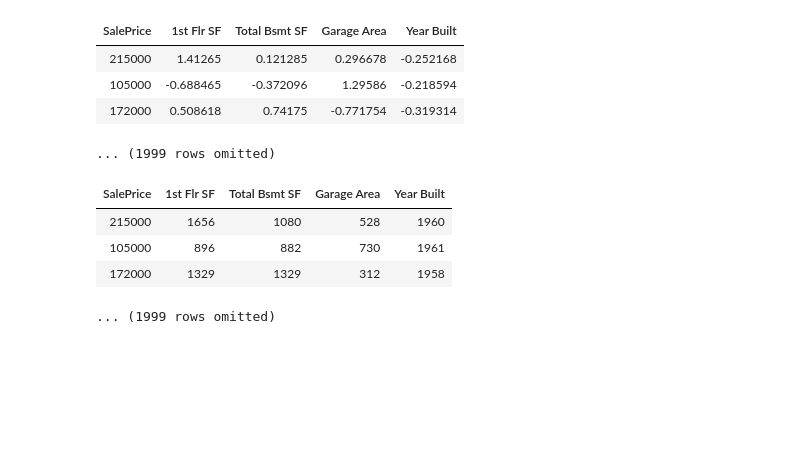
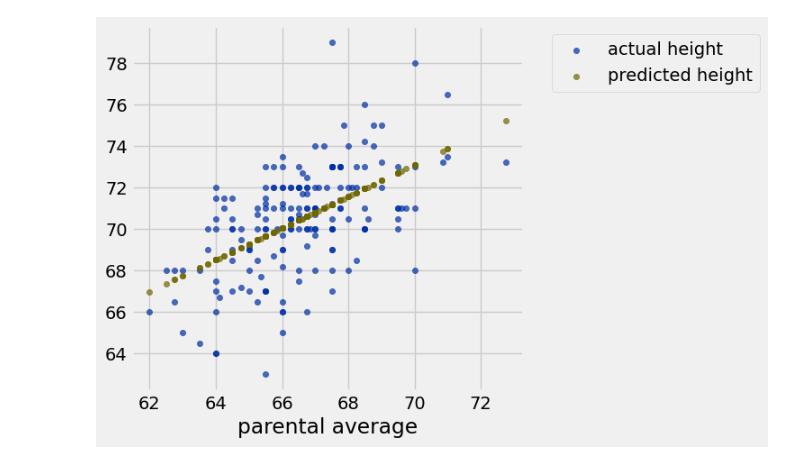
Before and after one commit to Laney-Community-College/math-118-student, a Jupyter notebook: lecture/blank notebook (with standard units).ipynb, the cells around one changed output. Drawn from its saved outputs; the diff is of its cells as text; code cells hidden in the pictures; blank space fills up the shorter version.

```diff
--- a/lecture/blank notebook (with standard units).ipynb
+++ b/lecture/blank notebook (with standard units).ipynb
@@ -70,2 +88,3 @@ def draw_regression_graph(r):
 # %%
-sales = Table.read_table('houses_reduced.csv')
+heights = Table.read_table('sons_heights.csv')
+heights.show(3)
@@ -80,25 +96,0 @@ sales.show(3)
-# %%
-standard_units = sales.apply(to_standard_units)
-labels = sales.labels[1:]
-
-for label in sales.labels[1:]:
-    standard_units = to_standard_units(sales.column(label))
-    sales = sales.with_column(label, standard_units)
-
-sales.show(3)
-sales.to_csv('houses_reduced.csv')
-# %% [output]
-| SalePrice | 1st Flr SF | Total Bsmt SF | Garage Area | Year Built |
-| 215000 | 1.41265 | 0.121285 | 0.296678 | -0.252168 |
-| 105000 | -0.688465 | -0.372096 | 1.29586 | -0.218594 |
-| 172000 | 0.508618 | 0.74175 | -0.771754 | -0.319314 |
-... (1999 rows omitted)
-# %%
-sales = Table.read_table('houses_reduced.csv')
-sales.show(3)
-# %% [output]
-| SalePrice | 1st Flr SF | Total Bsmt SF | Garage Area | Year Built |
-| 215000 | 1656 | 1080 | 528 | 1960 |
-| 105000 | 896 | 882 | 730 | 1961 |
-| 172000 | 1329 | 1329 | 312 | 1958 |
-... (1999 rows omitted)
@@ -106,0 +97,10 @@ sales.apply(to_standard_units,'1st Flr SF')
+# %%
+predictions = apply_regression_line_to_table(heights,'parental average','son')
+# %%
+parental_averages = heights.column('parental average')
+sons = heights.column('son')
+my_table = Table().with_columns('parental average',parental_averages, 'actual height',sons, 'predicted height', predictions)
+# %%
+my_table.scatter('parental average')
+# %% [output]
+[figure, added]
```
Also changed, not shown: parts of 13 cells of this notebook.
